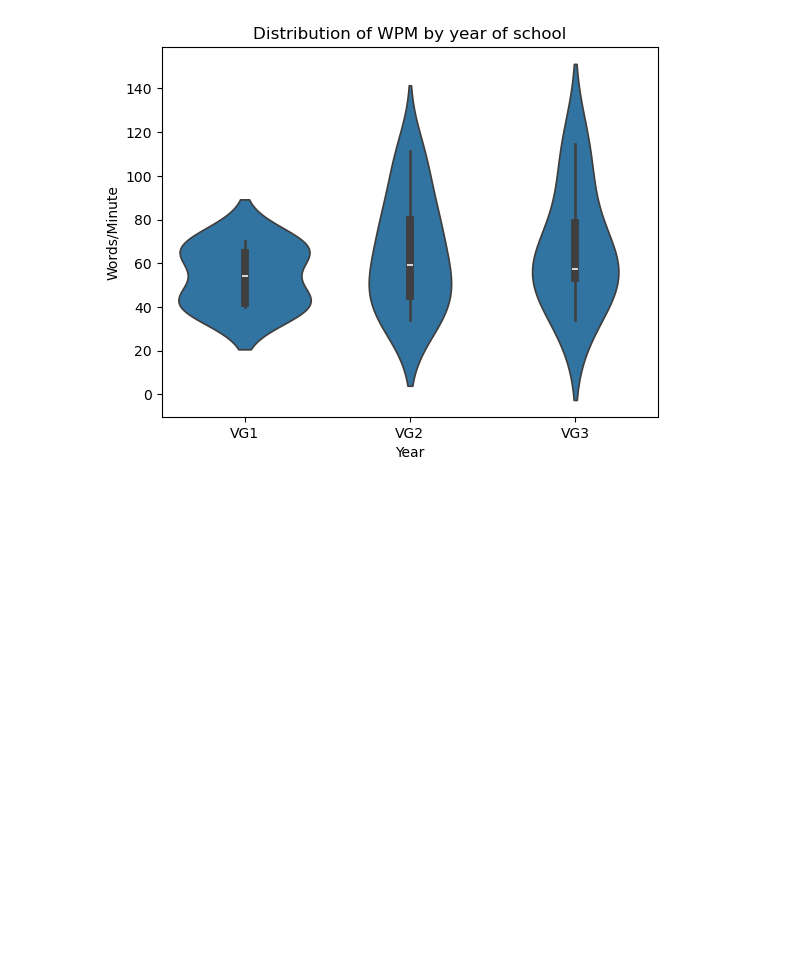
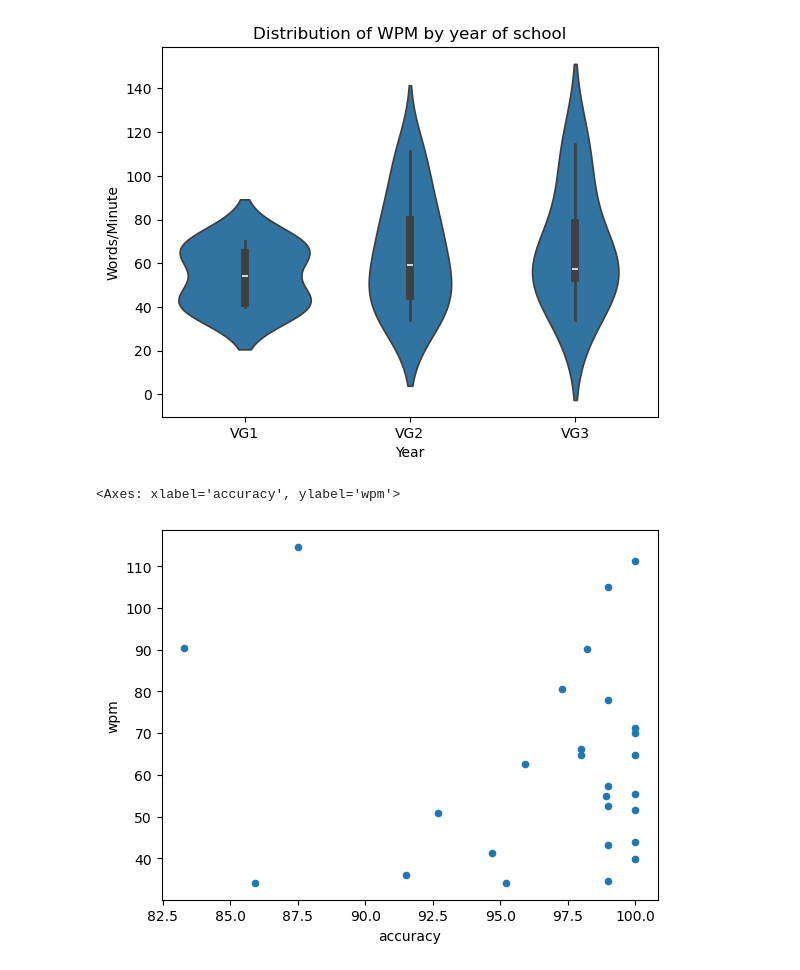
Before and after one commit to LilleAila/projects, a Jupyter notebook: skole/tof1/01-dataanalyse/main.ipynb, the cells around one changed output. Drawn from its saved outputs; the diff is of its cells as text; code cells hidden in the pictures; blank space fills up the shorter version.

```diff
--- a/skole/tof1/01-dataanalyse/main.ipynb
+++ b/skole/tof1/01-dataanalyse/main.ipynb
@@ -158,3 +153,8 @@ ax.set_xticklabels(["VG1", "VG2", "VG3"])
 # %% [output]
 [Text(0, 0, 'VG1'), Text(1, 0, 'VG2'), Text(2, 0, 'VG3')]
 [figure]
+# %%
+df.plot.scatter(x="accuracy", y="wpm")
+# %% [output]
+<Axes: xlabel='accuracy', ylabel='wpm'>
+[figure, added]
```
Also changed, not shown: parts of 4 cells of this notebook, 2 other files.
